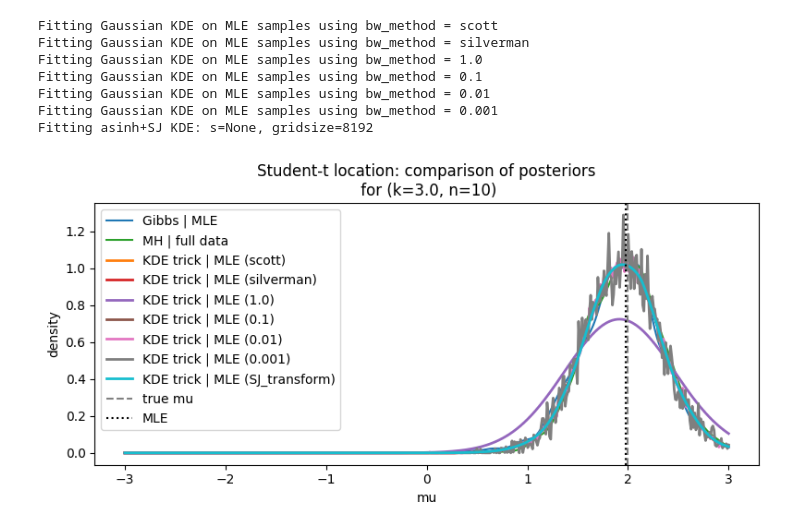
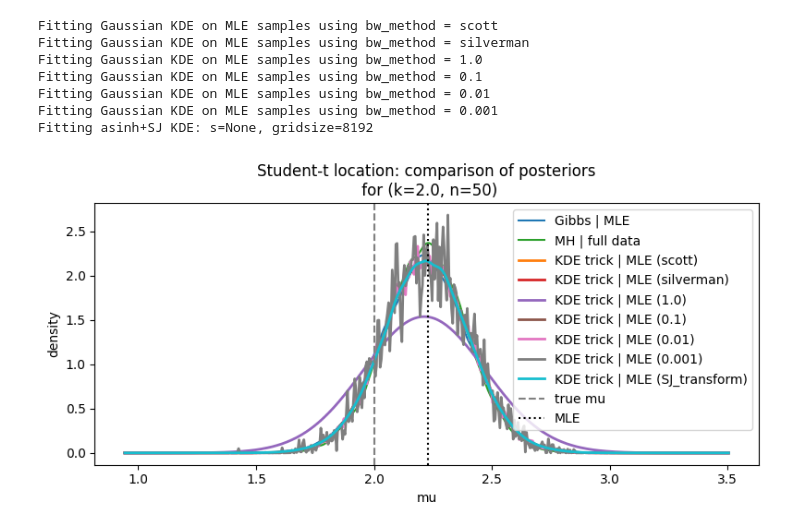
Before and after one commit to shlokmishra/student_t_mle, a Jupyter notebook: notebooks/loc_student.ipynb, the cells around one changed output. Drawn from its saved outputs; the diff is of its cells as text; code cells hidden in the pictures.

```diff
--- a/notebooks/loc_student.ipynb
+++ b/notebooks/loc_student.ipynb
@@ -15,7 +15,7 @@ from kde_ref.posterior import get_normalized_posterior_pdf
 ## Parameters
 # %%
 n = 50
-k = 3.0
+k = 2.0
 mu_true = 2.0
 T_gibbs = 50000
 T_mh = 50000
@@ -31,8 +31,8 @@ prior_std = 3.0
 kde_bw_method = "silverman"
 bw_method = "scott"
 # Gibbs RW proposal: std of the Random Walk for mu and for z (x-update). Tune to get acceptance ~20-40%.
-proposal_std_mu = 1.
-proposal_std_z = 1.
+proposal_std_mu = .25
+proposal_std_z = .25
 base_params = {"prior_mean": prior_mean, "prior_std": prior_std, "kde_bw_method": kde_bw_method,
               "proposal_std_mu": proposal_std_mu, "proposal_std_z": proposal_std_z}
 
@@ -164,32 +163,31 @@ mu_fulldata = mh_results["mu_chain"][burnin:]
 
 lo = min(mu_gibbs.min(), mu_fulldata.min()) - 0.5
 hi = max(mu_gibbs.max(), mu_fulldata.max()) + 0.5
-lo, hi = -3, 3
 mu_grid = np.linspace(lo, hi, 500)
 
 fig, ax = plt.subplots(1, 1, figsize=(8, 4))
 kde_gibbs = gaussian_kde(mu_gibbs, bw_method=bw_method)
 kde_fulldata = gaussian_kde(mu_fulldata, bw_method=bw_method)
 ax.plot(mu_grid, kde_gibbs(mu_grid), color="C0", label="Gibbs | MLE")
 ax.plot(mu_grid, kde_fulldata(mu_grid), color="C2", label="MH | full data")
 
 ax.plot(mu_grid, kde_posterior_pdf_scott(mu_grid), color="C1", lw=2, label=f"KDE trick | MLE (scott)")
 ax.plot(mu_grid, kde_posterior_pdf_silverman(mu_grid), color="C3", lw=2, label=f"KDE trick | MLE (silverman)")
 ax.plot(mu_grid, kde_posterior_pdf_1(mu_grid), color="C4", lw=2, label=f"KDE trick | MLE (1.0)")
 ax.plot(mu_grid, kde_posterior_pdf_01(mu_grid), color="C5", lw=2, label=f"KDE trick | MLE (0.1)")
 ax.plot(mu_grid, kde_posterior_pdf_001(mu_grid), color="C6", lw=2, label=f"KDE trick | MLE (0.01)")
 ax.plot(mu_grid, kde_posterior_pdf_0001(mu_grid), color="C7", lw=2, label=f"KDE trick | MLE (0.001)")
 # ax.plot(mu_grid, kde_posterior_t_abram(mu_grid), color="C8", lw=2, label=f"KDE trick | MLE (t_abram)")
 ax.plot(mu_grid, kde_posterior_sj_transform(mu_grid), color="C9", lw=2, label=f"KDE trick | MLE (SJ_transform)")
 
 
 ax.axvline(mu_true, color="gray", ls="--", label="true mu")
 ax.axvline(mle, color="black", ls=":", label="MLE")
 ax.set_xlabel("mu")
 ax.set_ylabel("density")
 ax.legend()
 ax.set_title(f"Student-t location: comparison of posteriors\n for (k={k}, n={n})")
 plt.tight_layout()
 plt.show()
 # %% [output]
-[figure, old version]
+[figure, new version]
```
Also changed, not shown: parts of 13 cells of this notebook, 4 other files.
